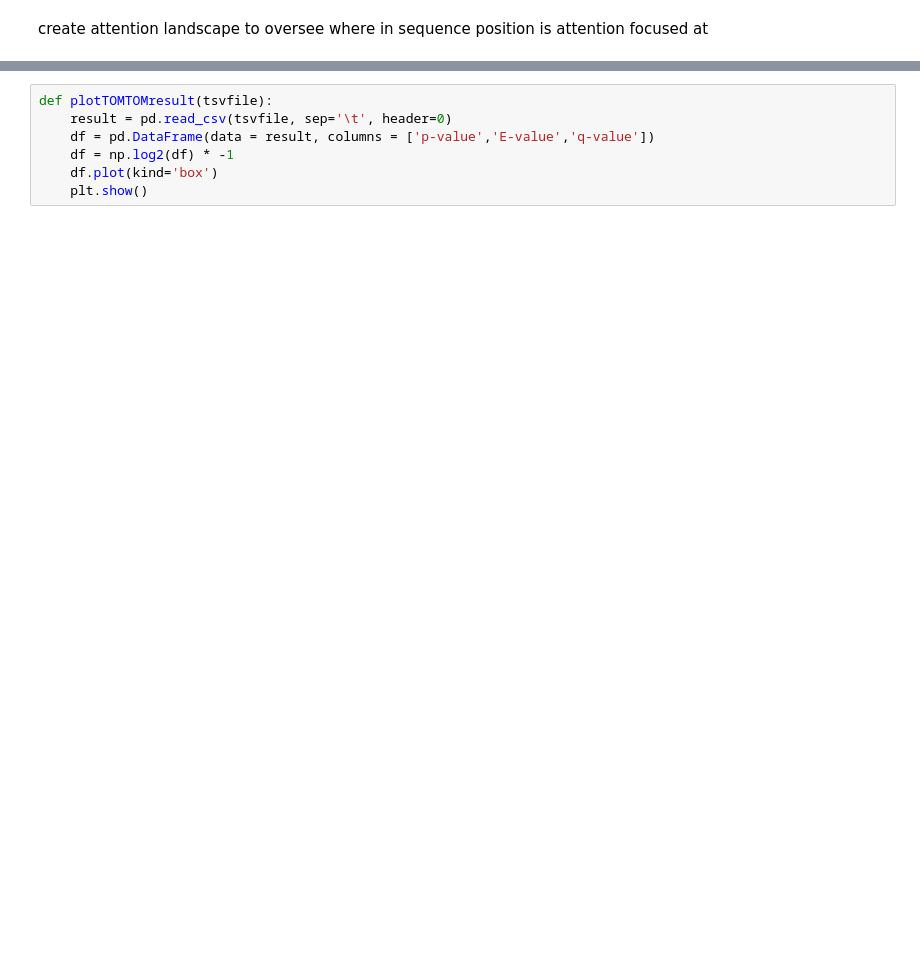
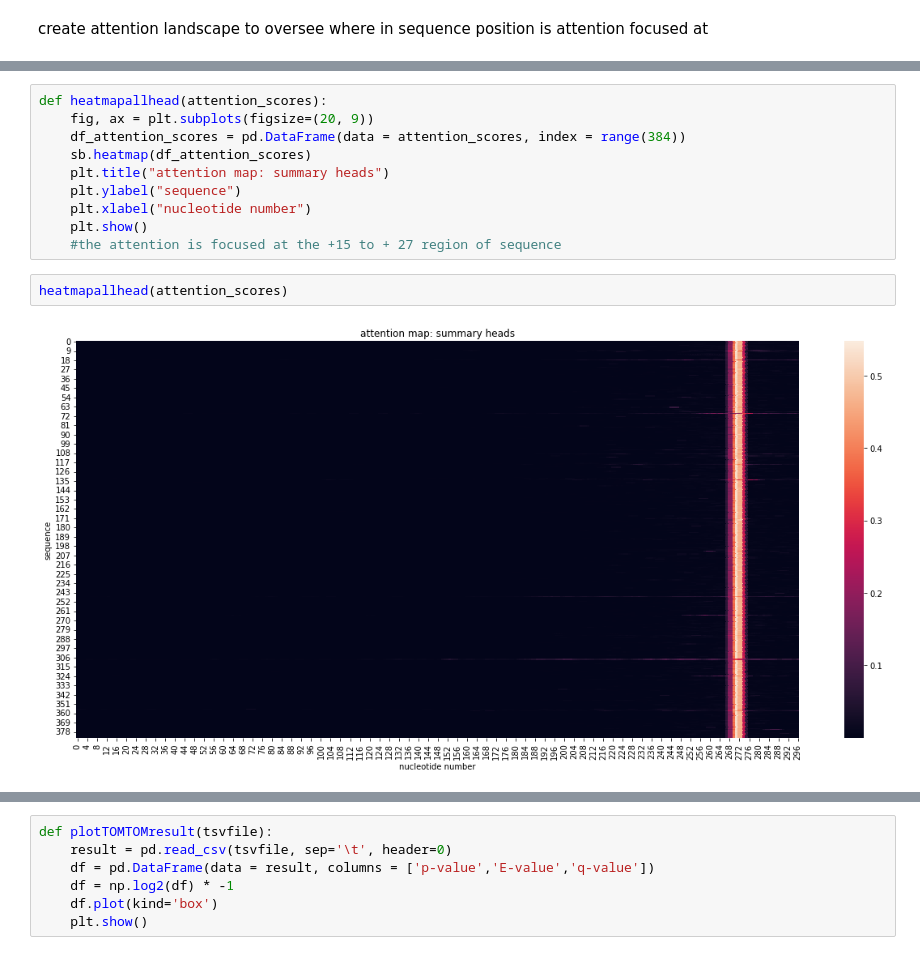
Before and after one commit to jackysiupuichung/dnabert-reg, a Jupyter notebook: findmotifs.ipynb, the cells around one changed output, grey strips where cells are left out. Cells and saved outputs as stored; diff of their text form; blank space fills up the shorter version.

```diff
--- a/findmotifs.ipynb
+++ b/findmotifs.ipynb
@@ -616,0 +608,14 @@ attention_scores_mean = attention_landscapes(attention_scores)
+# %%
+def heatmapallhead(attention_scores):
+    fig, ax = plt.subplots(figsize=(20, 9))
+    df_attention_scores = pd.DataFrame(data = attention_scores, index = range(384))
+    sb.heatmap(df_attention_scores)
+    plt.title("attention map: summary heads")
+    plt.ylabel("sequence")
+    plt.xlabel("nucleotide number")
+    plt.show()
+    #the attention is focused at the +15 to + 27 region of sequence
+# %%
+heatmapallhead(attention_scores)
+# %% [output]
+[figure, added]
```
Also changed, not shown: parts of 26 cells of this notebook, 3 other files.
